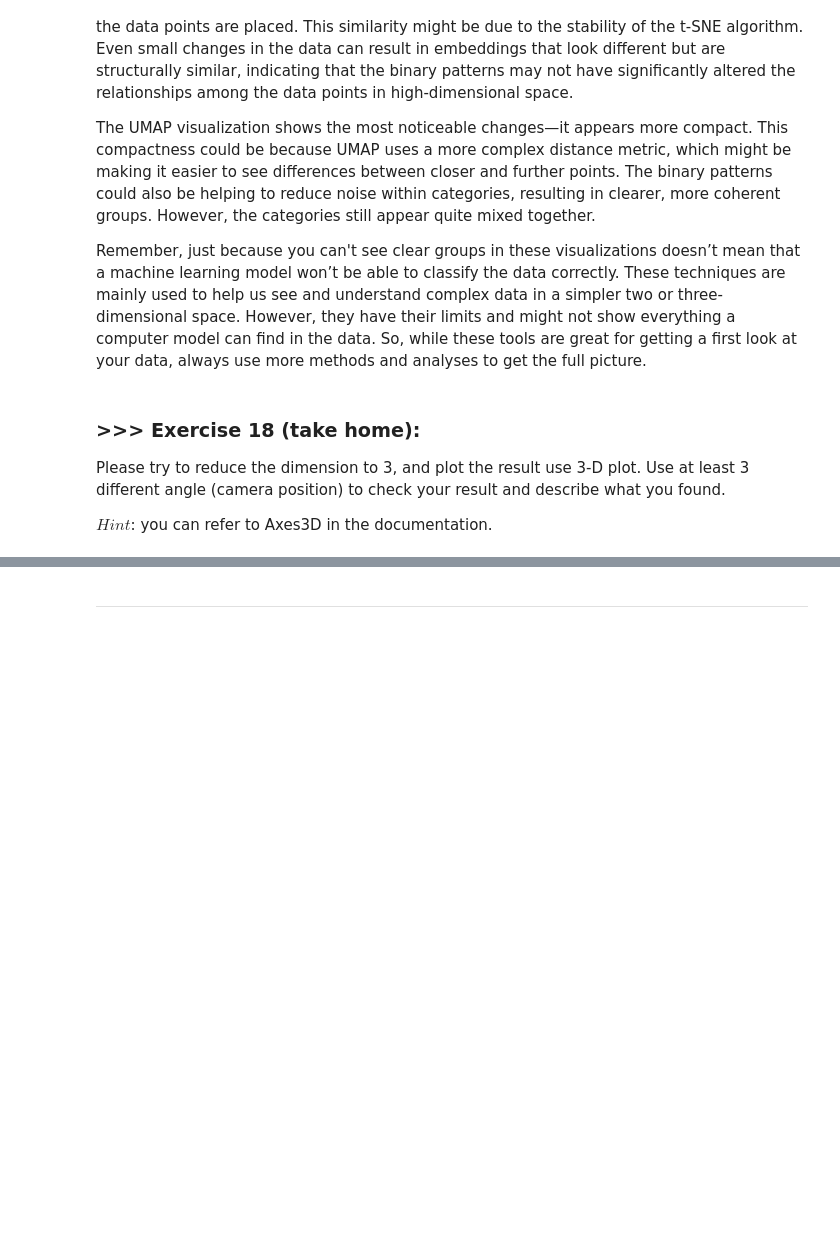
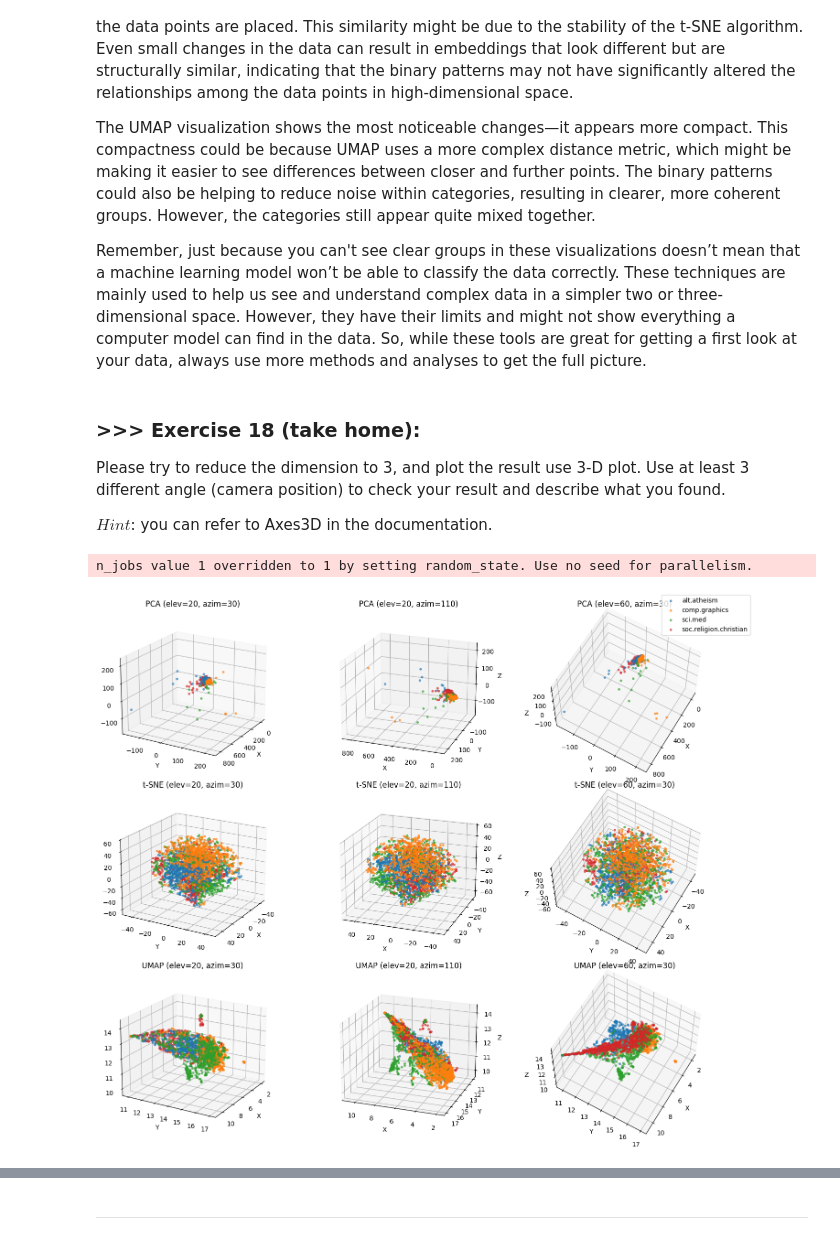
Before and after one commit to equation-Chris/DM2025-Lab1-Exercise, a Jupyter notebook: DM2025-Lab1-Master.ipynb, the cells around one changed output, grey strips where cells are left out. Cells and saved outputs as stored; diff of their text form; code cells hidden in the pictures; blank space fills up the shorter version.

```diff
--- a/DM2025-Lab1-Master.ipynb
+++ b/DM2025-Lab1-Master.ipynb
@@ -1885,0 +2202,46 @@ $Hint$: you can refer to Axes3D in the documentation.
+# %%
+#Answer Here
+# --- Exercise 18 code: 3D projection & three camera views ---
+
+import numpy as np
+import matplotlib.pyplot as plt
+from sklearn.decomposition import PCA
+from sklearn.manifold import TSNE
+import umap
+
+# 1) 準備矩陣（若你沒有 augmented_df，就把這行換成 tdm_df.values）
+X_mat = augmented_df.values
+
+# 2) 三種 3D 投影
+X_pca3  = PCA(n_components=3).fit_transform(X_mat)
+X_tsne3 = TSNE(n_components=3, init='random', learning_rate='auto', perplexity=30, random_state=42).fit_transform(X_mat)
+X_umap3 = umap.UMAP(n_components=3, random_state=42).fit_transform(X_mat)
+
+labels = X['category_name'].values  # 或你的標籤欄位名稱
+cats = np.unique(labels)
+colors = ['tab:blue','tab:orange','tab:green','tab:red']  # 四類剛好夠用
+
+def plot_3d(ax, Z, title, elev, azim):
+    for i, c in enumerate(cats):
+        pts = Z[labels == c]
+        ax.scatter(pts[:,0], pts[:,1], pts[:,2], s=8, alpha=0.6, label=str(c), color=colors[i])
+    ax.view_init(elev=elev, azim=azim)
+    ax.set_title(f'{title} (elev={elev}, azim={azim})')
+    ax.set_xlabel('X'); ax.set_ylabel('Y'); ax.set_zlabel('Z')
+
+# 3) 三個視角（可再多加）
+views = [(20, 30), (20, 110), (60, 30)]
+
+fig = plt.figure(figsize=(15, 12))
+for r, (name, Z) in enumerate([('PCA', X_pca3), ('t-SNE', X_tsne3), ('UMAP', X_umap3)]):
+    for c, (elev, azim) in enumerate(views):
+        ax = fig.add_subplot(3, 3, r*3 + c + 1, projection='3d')
+        plot_3d(ax, Z, name, elev, azim)
+
+handles, labels_ = ax.get_legend_handles_labels()
+fig.legend(handles, labels_, loc='upper right')
+plt.tight_layout()
+plt.show()
+# %% [output]
+n_jobs value 1 overridden to 1 by setting random_state. Use no seed for parallelism.
+[figure, added]
```
Also changed, not shown: parts of 75 cells of this notebook.
